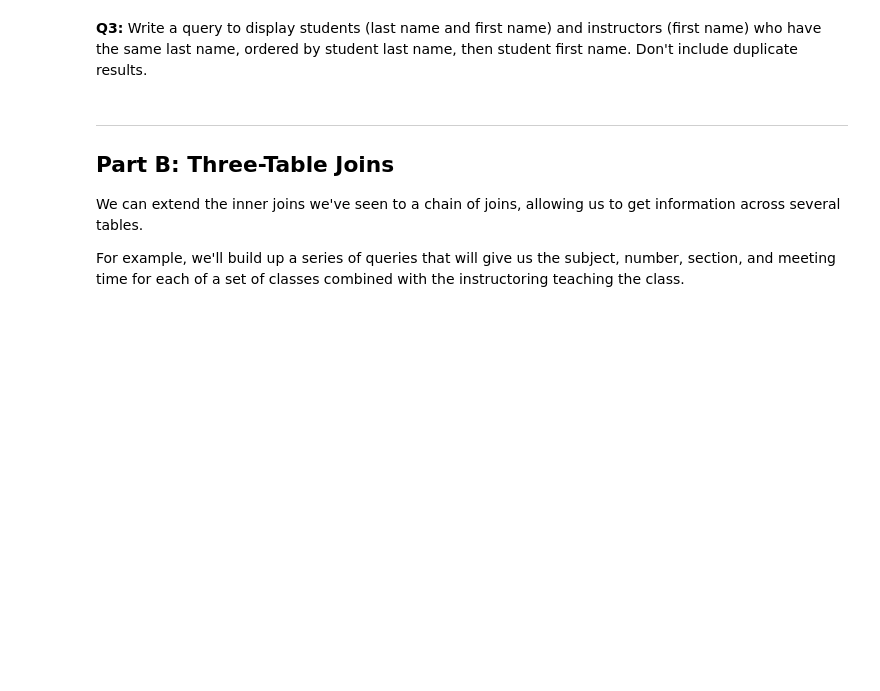
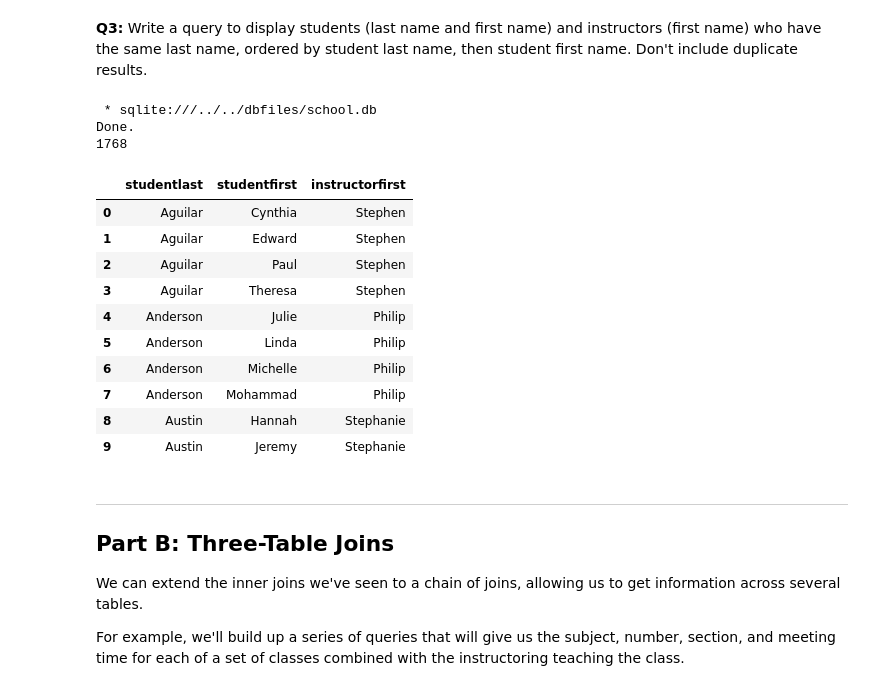
Before and after one commit to adp11/cs181-f22-student, a Jupyter notebook: sw_lab/lab_11/multiple_inner2.ipynb, the cells around one changed output. Drawn from its saved outputs; the diff is of its cells as text; code cells hidden in the pictures; blank space fills up the shorter version.

```diff
--- a/sw_lab/lab_11/multiple_inner2.ipynb
+++ b/sw_lab/lab_11/multiple_inner2.ipynb
@@ -129,14 +178,32 @@ assert 'Writing Workshop' in list(resultdf2['coursetitle'])
 **Q3:** Write a query to display students (last name and first name) and instructors (first name) who have the same last name, ordered by student last name, then student first name. Don't include duplicate results.
 # %%
 query3 = """
+SELECT DISTINCT studentlast, studentfirst, instructorfirst
+FROM students INNER JOIN instructors ON (instructors.instructorlast = students.studentlast)
+ORDER BY studentlast, studentfirst
 """
 # YOUR CODE HERE
-raise NotImplementedError()
+# raise NotImplementedError()
 
 resultset3 = %sql $query3
 resultdf3 = resultset3.DataFrame()
 print(len(resultdf3))
-resultdf3.head()
+resultdf3.head(10)
+# %% [output]
+ * sqlite:///../../dbfiles/school.db
+Done.
+1768
+|  | studentlast | studentfirst | instructorfirst |
+| 0 | Aguilar | Cynthia | Stephen |
+| 1 | Aguilar | Edward | Stephen |
+| 2 | Aguilar | Paul | Stephen |
+| 3 | Aguilar | Theresa | Stephen |
+| 4 | Anderson | Julie | Philip |
+| 5 | Anderson | Linda | Philip |
+| 6 | Anderson | Michelle | Philip |
+| 7 | Anderson | Mohammad | Philip |
+| 8 | Austin | Hannah | Stephanie |
+| 9 | Austin | Jeremy | Stephanie |
 # %%
 # Testing cell
 assert len(resultdf3) == 1768
```
Also changed, not shown: parts of 11 cells of this notebook, 1 other file.
